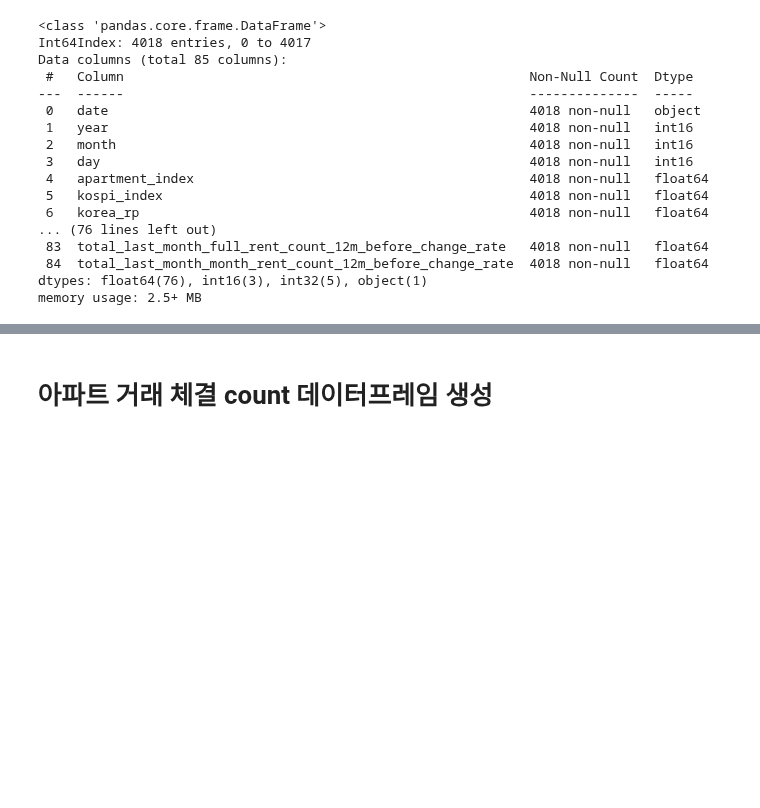
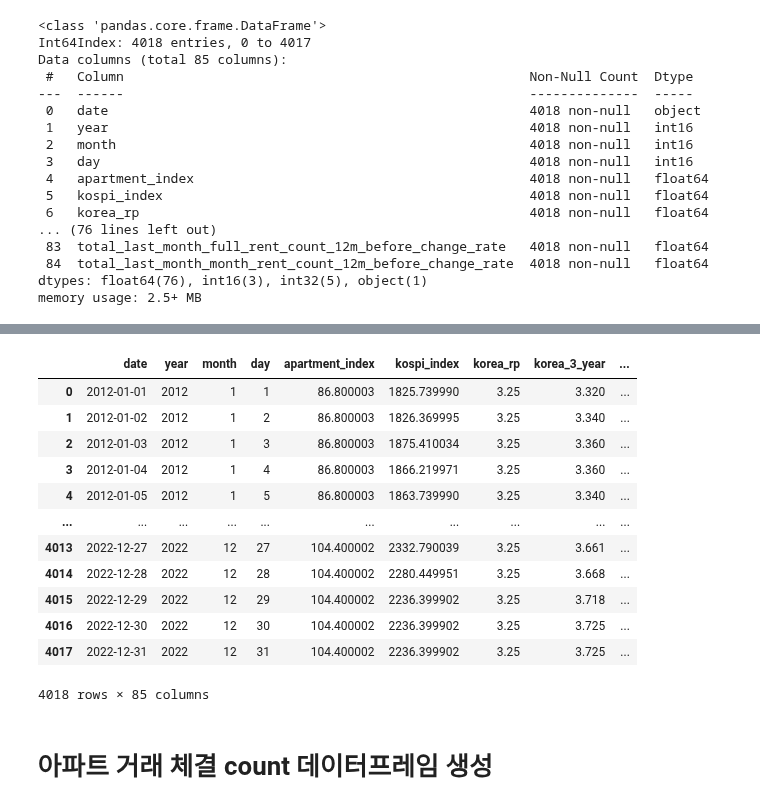
Before and after one commit to Ryong1998/house_price, a Jupyter notebook: handling_final_data2.ipynb, the cells around one changed output, grey strips where cells are left out. Drawn from its saved outputs; the diff is of its cells as text; code cells hidden in the pictures; blank space fills up the shorter version.

```diff
--- a/handling_final_data2.ipynb
+++ b/handling_final_data2.ipynb
@@ -302,3 +400,19 @@ memory usage: 2.5+ MB
+# %%
+df_economic
+# %% [output]
+|  | date | year | month | day | apartment_index | kospi_index | korea_rp | korea_3_year | ... |
+| 0 | 2012-01-01 | 2012 | 1 | 1 | 86.800003 | 1825.739990 | 3.25 | 3.320 | ... |
+| 1 | 2012-01-02 | 2012 | 1 | 2 | 86.800003 | 1826.369995 | 3.25 | 3.340 | ... |
+| 2 | 2012-01-03 | 2012 | 1 | 3 | 86.800003 | 1875.410034 | 3.25 | 3.360 | ... |
+| 3 | 2012-01-04 | 2012 | 1 | 4 | 86.800003 | 1866.219971 | 3.25 | 3.360 | ... |
+| 4 | 2012-01-05 | 2012 | 1 | 5 | 86.800003 | 1863.739990 | 3.25 | 3.340 | ... |
+| ... | ... | ... | ... | ... | ... | ... | ... | ... | ... |
+| 4013 | 2022-12-27 | 2022 | 12 | 27 | 104.400002 | 2332.790039 | 3.25 | 3.661 | ... |
+| 4014 | 2022-12-28 | 2022 | 12 | 28 | 104.400002 | 2280.449951 | 3.25 | 3.668 | ... |
+| 4015 | 2022-12-29 | 2022 | 12 | 29 | 104.400002 | 2236.399902 | 3.25 | 3.718 | ... |
+| 4016 | 2022-12-30 | 2022 | 12 | 30 | 104.400002 | 2236.399902 | 3.25 | 3.725 | ... |
+| 4017 | 2022-12-31 | 2022 | 12 | 31 | 104.400002 | 2236.399902 | 3.25 | 3.725 | ... |
+4018 rows × 85 columns
 # %%
 df_economic.to_pickle('dataset\\after_data\\final_economic2.pkl')
 # %% [markdown]
```
Also changed, not shown: parts of 3 cells of this notebook.
